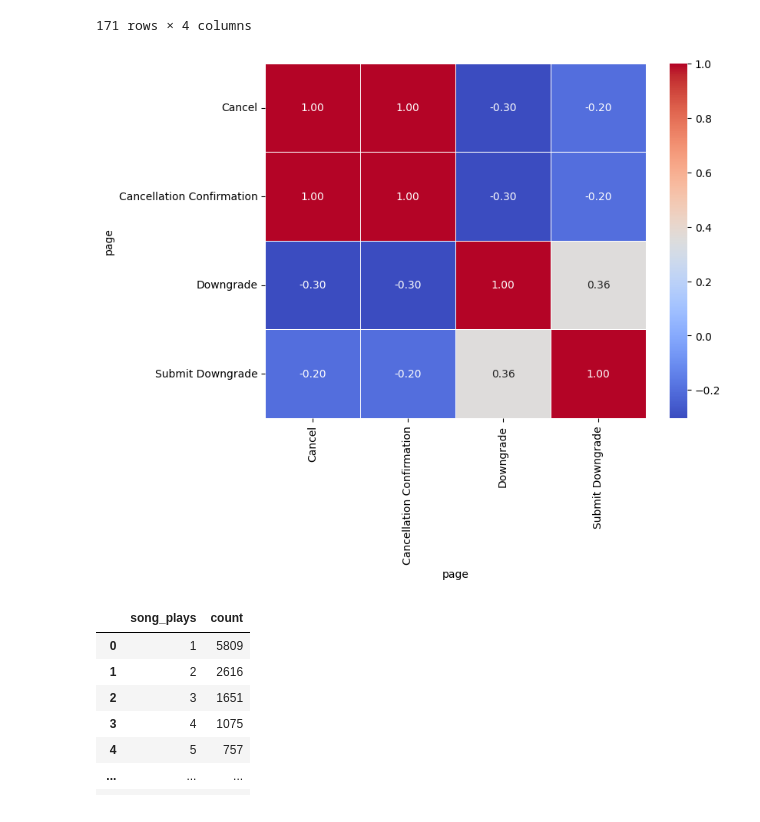
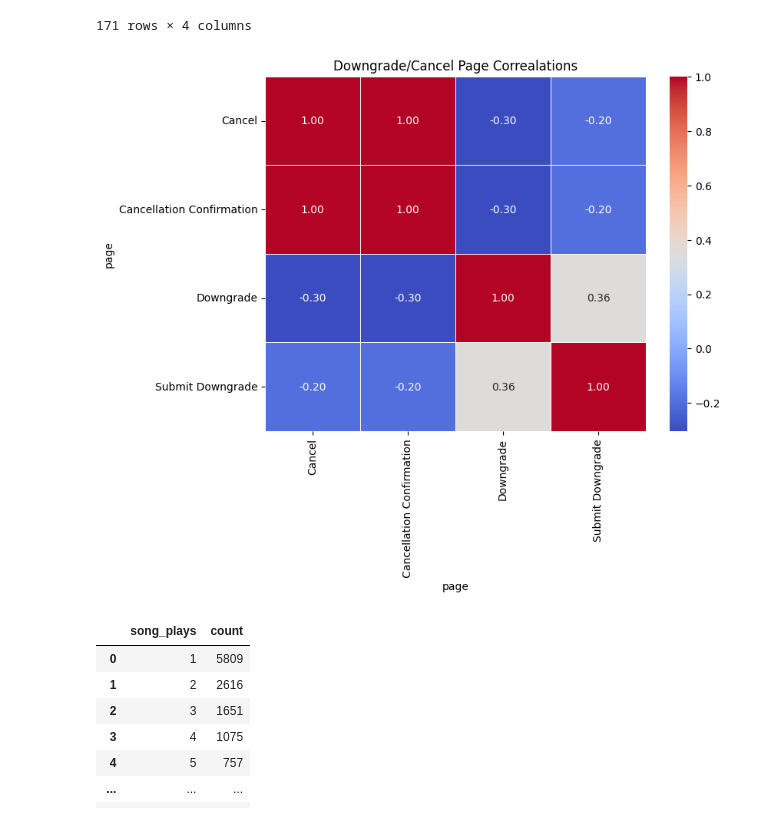
Before and after one commit to fletcherjacob/churn_project, a Jupyter notebook: spotify_churn.ipynb, the cells around one changed output. Cells and saved outputs as stored; diff of their text form; code cells hidden in the pictures.

```diff
--- a/spotify_churn.ipynb
+++ b/spotify_churn.ipynb
@@ -559,14 +611,15 @@ service_change_df
 | 300025 | 0.0 | 0.0 | 7.0 | 0.0 |
 171 rows × 4 columns
 # %%
-# Heatmap to show correlation between features
+# Heatmap to show correlation between pages
 plt.figure(figsize=(8, 6))
 sns.heatmap(
     service_change_df.corr(), annot=True, cmap="coolwarm", fmt=".2f", linewidths=0.5
 )
+plt.title("Downgrade/Cancel Page Correalations")
 plt.show()
 # %% [output]
-[figure, old version]
+[figure, new version]
 # %%
 temp_df = psdf[["artist"]].toPandas().dropna().value_counts().reset_index()
 
```
Also changed, not shown: parts of 10 cells of this notebook.
